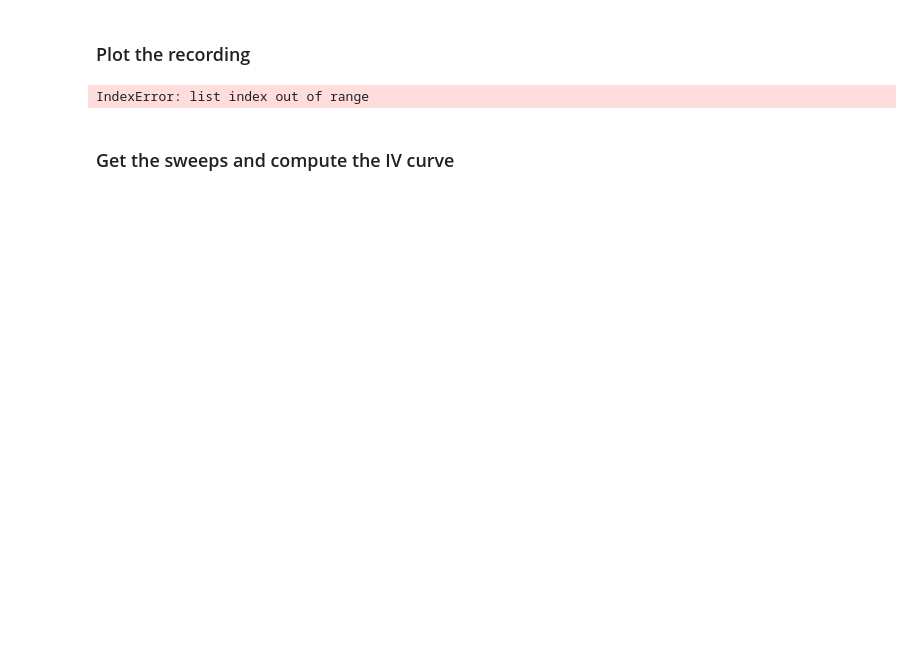
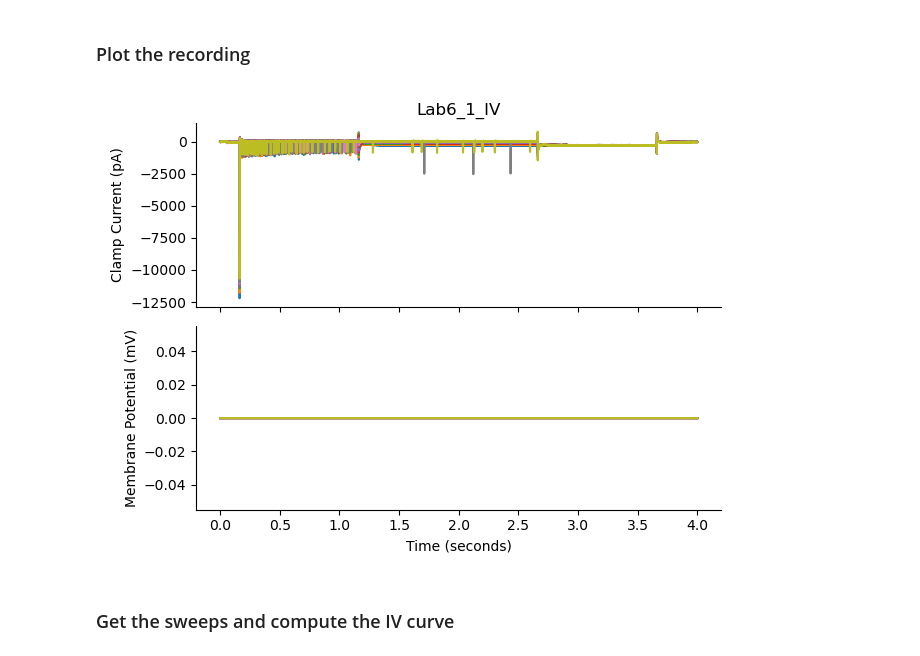
Before and after one commit to afmontarras/CSHL, a Jupyter notebook: HCN.ipynb, the cells around one changed output. Saved outputs shown, nothing was run; the diff lists cells and outputs as text; code cells hidden in the pictures; blank space fills up the shorter version.

```diff
--- a/HCN.ipynb
+++ b/HCN.ipynb
@@ -41,10 +61,10 @@ IV_files
 ### Plot the recording
 # %%
 plt.close('all')
-f = act_files[0]
+f = IV_files[1]
 plot_swps(f)
 # %% [output]
-IndexError: list index out of range
+[figure, added]
 # %% [markdown]
 ### Get the sweeps and compute the IV curve
 # %%
```
Also changed, not shown: parts of 8 cells of this notebook.
